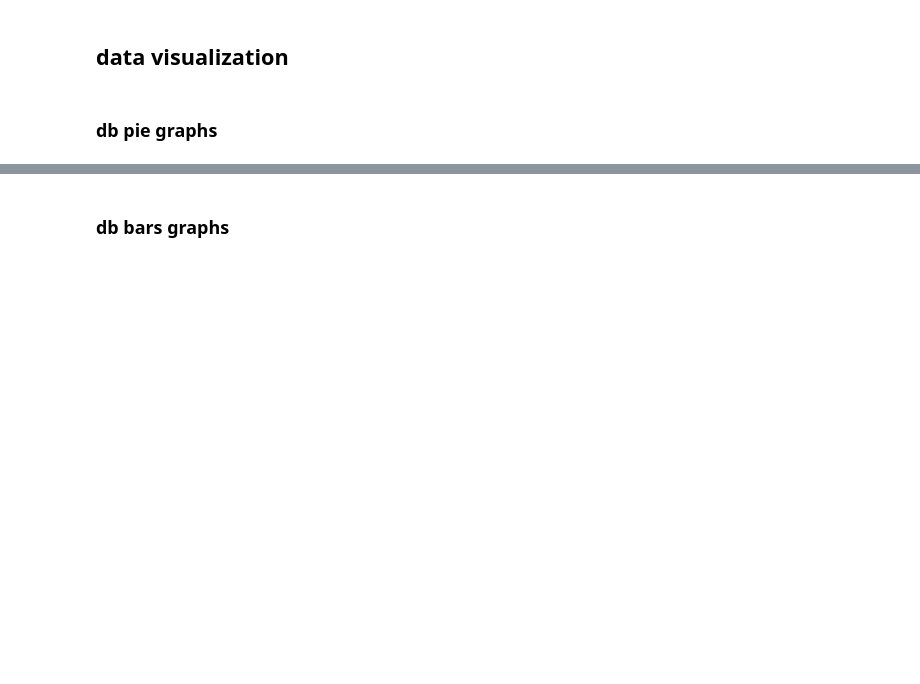
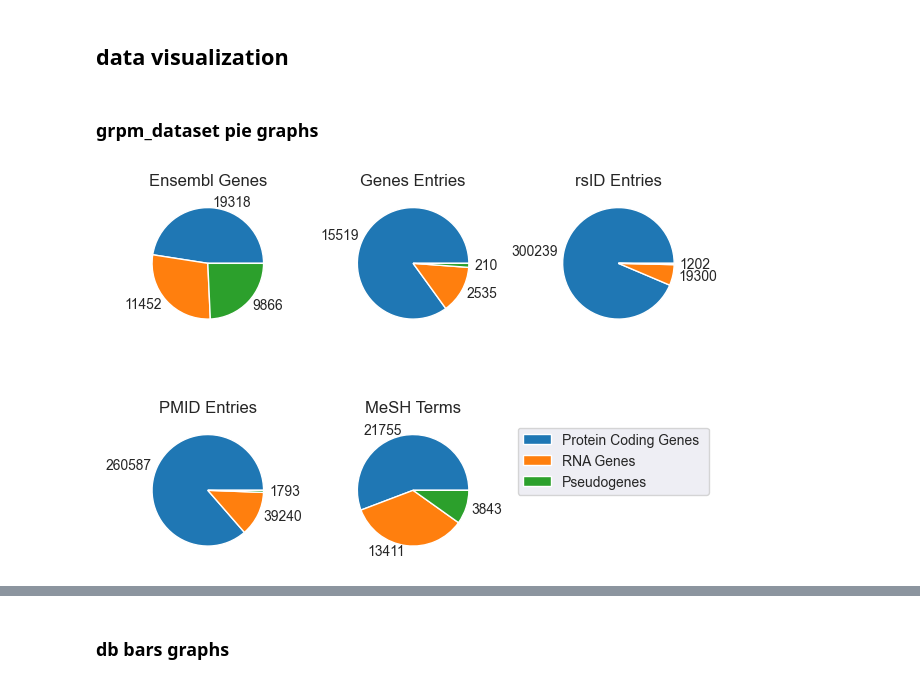
Before and after one commit to johndef64/GRPM_system, a Jupyter notebook: GRPM_04_grpm-data_analyzer.ipynb, the cells around one changed output, grey strips where cells are left out. Drawn from its saved outputs; the diff is of its cells as text; code cells hidden in the pictures; blank space fills up the shorter version.

```diff
--- a/GRPM_04_grpm-data_analyzer.ipynb
+++ b/GRPM_04_grpm-data_analyzer.ipynb
@@ -136,11 +221,13 @@ GRPM_report_s_lit1pmid.T
 # %% [markdown]
 ## data visualization
 # %% [markdown]
-### db pie graphs
+### grpm_dataset pie graphs
 # %%
-if os.path.exists('misc_data/db_stats.csv'):
+if not os.path.exists('misc_data/db_stats.csv'):
+    os.mkdir('misc_data')
+    get_file(url="https://raw.githubusercontent.com/johndef64/GRPM_system/main/misc_data/db_stats.csv", file_name='db_stats.csv', dir='misc_data')
+else:
     pie_df = pd.read_csv('misc_data/db_stats.csv', sep =',')
-    pyperclip.copy(pie_df.to_csv())
 
     # Read the CSV file
     data = pie_df
@@ -154,33 +241,37 @@ if os.path.exists('misc_data/db_stats.csv'):
 
     # Create a pie chart for Ensembl Genes
     plt.subplot(231)
     plt.pie(ensembl_genes, labels=data["Ensembl Genes"])
     plt.title("Ensembl Genes")
 
     # Create a pie chart for Genes Entries
     plt.subplot(232)
     plt.pie(genes_entries, labels=data["Genes Entries"])
     plt.title("Genes Entries")
 
     # Create a pie chart for rsID Entries
     plt.subplot(233)
     plt.pie(rsid_entries, labels=data["rsID Entries"])
     plt.title("rsID Entries")
 
     # Create a pie chart for PMID Entries
     plt.subplot(234)
     plt.pie(pmid_entries, labels=data["PMID Entries"])
     plt.title("PMID Entries")
 
     # Create a pie chart for MeSH Terms
     plt.subplot(235)
     plt.pie(mesh_terms, labels=data["MeSH Terms"])
     plt.title("MeSH Terms")
 
+
     # Set the layout and display the graphs
     plt.tight_layout()
     plt.legend(data["Database Partition"], bbox_to_anchor=(1.2,1))
+
     plt.show()
+# %% [output]
+[figure, added]
 # %%
 if os.path.exists('misc_data/db_stats.csv'):
     # Create a figure with a single row
```
Also changed, not shown: parts of 105 cells of this notebook.
